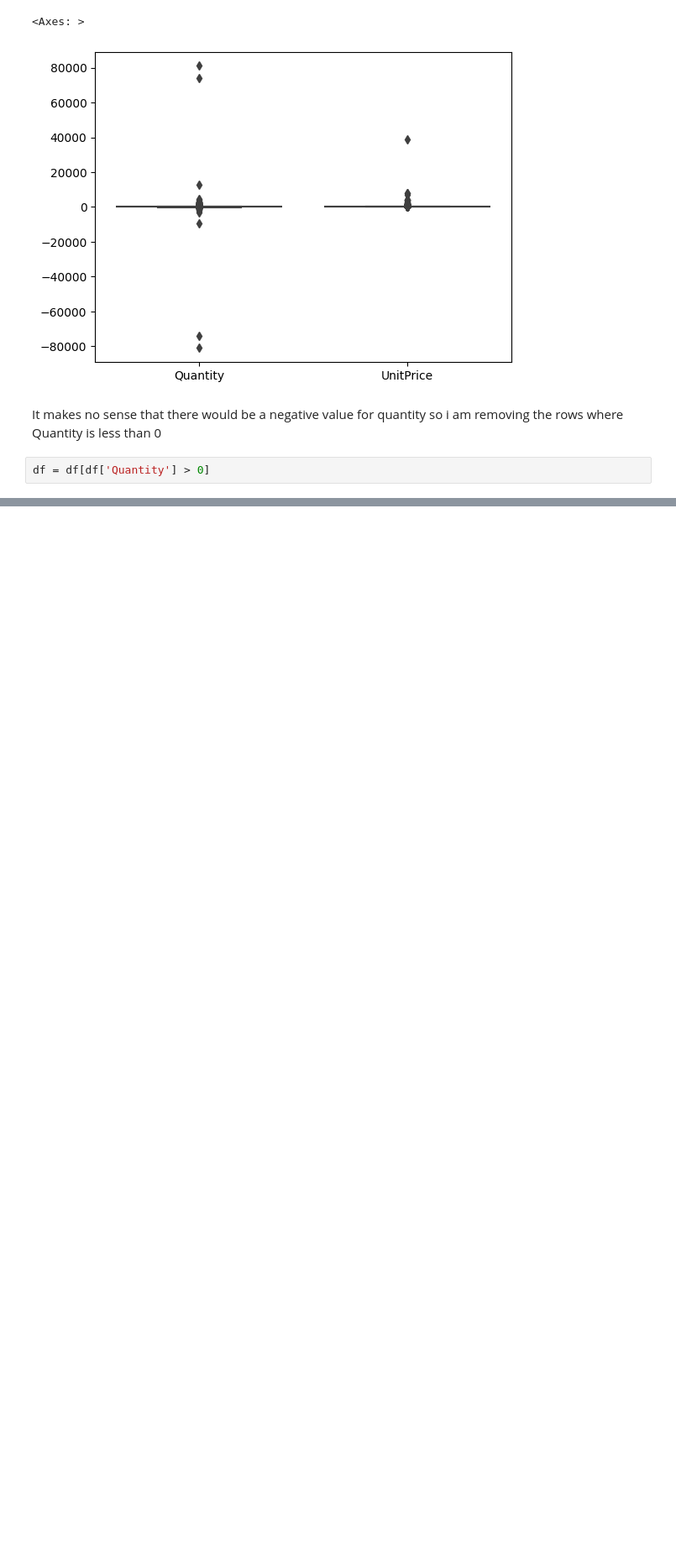
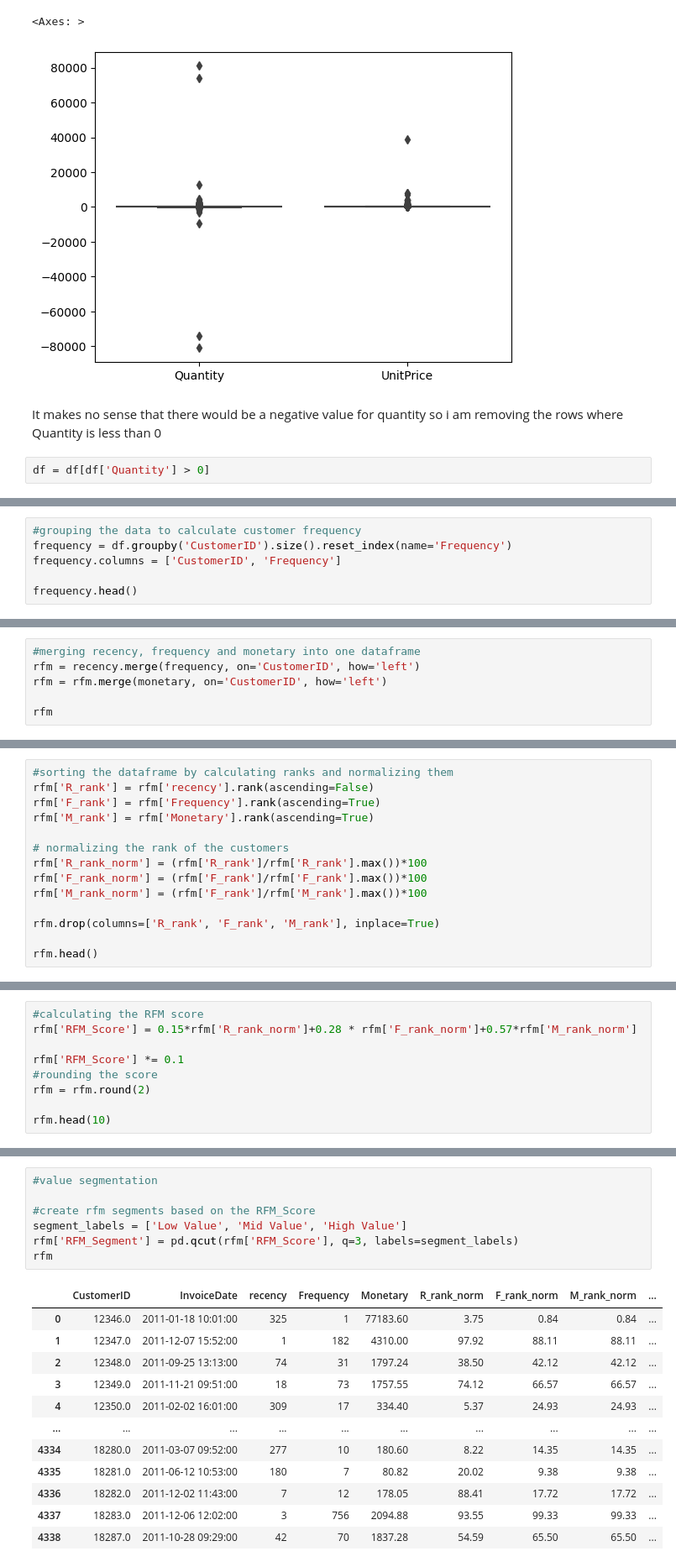
Before and after one commit to Murega14/customer_segmentation, a Jupyter notebook: index.ipynb, the cells around one changed output, grey strips where cells are left out. Shown: that part at 84% size. Cells and saved outputs as stored; diff of their text form; blank space fills up the shorter version.

```diff
--- a/index.ipynb
+++ b/index.ipynb
@@ -172,0 +216,6 @@ sns.displot(df['Quantity'])
+# %%
+#grouping the data to calculate customer frequency
+frequency = df.groupby('CustomerID').size().reset_index(name='Frequency')
+frequency.columns = ['CustomerID', 'Frequency']
+
+frequency.head()
@@ -172,0 +246,6 @@ sns.displot(df['Quantity'])
+# %%
+#merging recency, frequency and monetary into one dataframe
+rfm = recency.merge(frequency, on='CustomerID', how='left')
+rfm = rfm.merge(monetary, on='CustomerID', how='left')
+
+rfm
@@ -172,0 +266,14 @@ sns.displot(df['Quantity'])
+# %%
+#sorting the dataframe by calculating ranks and normalizing them
+rfm['R_rank'] = rfm['recency'].rank(ascending=False)
+rfm['F_rank'] = rfm['Frequency'].rank(ascending=True)
+rfm['M_rank'] = rfm['Monetary'].rank(ascending=True)
+
+# normalizing the rank of the customers
+rfm['R_rank_norm'] = (rfm['R_rank']/rfm['R_rank'].max())*100
+rfm['F_rank_norm'] = (rfm['F_rank']/rfm['F_rank'].max())*100
+rfm['M_rank_norm'] = (rfm['F_rank']/rfm['M_rank'].max())*100
+
+rfm.drop(columns=['R_rank', 'F_rank', 'M_rank'], inplace=True)
+
+rfm.head()
@@ -172,0 +287,9 @@ sns.displot(df['Quantity'])
+# %%
+#calculating the RFM score
+rfm['RFM_Score'] = 0.15*rfm['R_rank_norm']+0.28 * rfm['F_rank_norm']+0.57*rfm['M_rank_norm']
+
+rfm['RFM_Score'] *= 0.1
+#rounding the score
+rfm = rfm.round(2)
+
+rfm.head(10)
@@ -172,0 +308,20 @@ sns.displot(df['Quantity'])
+# %%
+#value segmentation
+
+#create rfm segments based on the RFM_Score
+segment_labels = ['Low Value', 'Mid Value', 'High Value']
+rfm['RFM_Segment'] = pd.qcut(rfm['RFM_Score'], q=3, labels=segment_labels)
+rfm
+# %% [output]
+|  | CustomerID | InvoiceDate | recency | Frequency | Monetary | R_rank_norm | F_rank_norm | M_rank_norm | ... |
+| 0 | 12346.0 | 2011-01-18 10:01:00 | 325 | 1 | 77183.60 | 3.75 | 0.84 | 0.84 | ... |
+| 1 | 12347.0 | 2011-12-07 15:52:00 | 1 | 182 | 4310.00 | 97.92 | 88.11 | 88.11 | ... |
+| 2 | 12348.0 | 2011-09-25 13:13:00 | 74 | 31 | 1797.24 | 38.50 | 42.12 | 42.12 | ... |
+| 3 | 12349.0 | 2011-11-21 09:51:00 | 18 | 73 | 1757.55 | 74.12 | 66.57 | 66.57 | ... |
+| 4 | 12350.0 | 2011-02-02 16:01:00 | 309 | 17 | 334.40 | 5.37 | 24.93 | 24.93 | ... |
+| ... | ... | ... | ... | ... | ... | ... | ... | ... | ... |
+| 4334 | 18280.0 | 2011-03-07 09:52:00 | 277 | 10 | 180.60 | 8.22 | 14.35 | 14.35 | ... |
+| 4335 | 18281.0 | 2011-06-12 10:53:00 | 180 | 7 | 80.82 | 20.02 | 9.38 | 9.38 | ... |
+| 4336 | 18282.0 | 2011-12-02 11:43:00 | 7 | 12 | 178.05 | 88.41 | 17.72 | 17.72 | ... |
+| 4337 | 18283.0 | 2011-12-06 12:02:00 | 3 | 756 | 2094.88 | 93.55 | 99.33 | 99.33 | ... |
+| 4338 | 18287.0 | 2011-10-28 09:29:00 | 42 | 70 | 1837.28 | 54.59 | 65.50 | 65.50 | ... |
```
Also changed, not shown: parts of 17 cells of this notebook, 2 other files.
